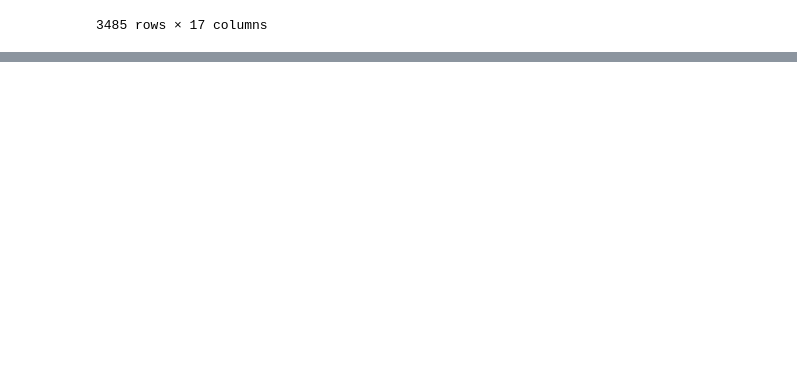
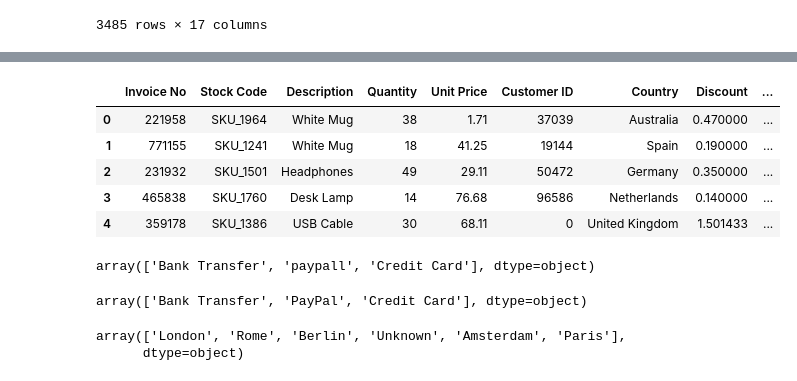
Before and after one commit to ArianaPapantonio/Online_Sales_Dataset, a Jupyter notebook: EDA.ipynb, the cells around one changed output, grey strips where cells are left out. Saved outputs shown, nothing was run; the diff lists cells and outputs as text; code cells hidden in the pictures; blank space fills up the shorter version.

```diff
--- a/EDA.ipynb
+++ b/EDA.ipynb
@@ -303,0 +452,19 @@ warehouse_neg
+# %%
+#Round Shipping cost values to 2 decimals:
+
+online_sales['Shipping Cost'] = online_sales['Shipping Cost'].round(2)
+# %%
+online_sales.head()
+# %% [output]
+|  | Invoice No | Stock Code | Description | Quantity | Unit Price | Customer ID | Country | Discount | ... |
+| 0 | 221958 | SKU_1964 | White Mug | 38 | 1.71 | 37039 | Australia | 0.470000 | ... |
+| 1 | 771155 | SKU_1241 | White Mug | 18 | 41.25 | 19144 | Spain | 0.190000 | ... |
+| 2 | 231932 | SKU_1501 | Headphones | 49 | 29.11 | 50472 | Germany | 0.350000 | ... |
+| 3 | 465838 | SKU_1760 | Desk Lamp | 14 | 76.68 | 96586 | Netherlands | 0.140000 | ... |
+| 4 | 359178 | SKU_1386 | USB Cable | 30 | 68.11 | 0 | United Kingdom | 1.501433 | ... |
+# %%
+## Column "Payment Method": check values and correct if necessary (paypall):
+
+online_sales['Payment Method'].unique()
+# %% [output]
+array(['Bank Transfer', 'paypall', 'Credit Card'], dtype=object)
@@ -303,0 +473,4 @@ warehouse_neg
+# %%
+online_sales['Payment Method'].unique()
+# %% [output]
+array(['Bank Transfer', 'PayPal', 'Credit Card'], dtype=object)
@@ -303,0 +481,5 @@ warehouse_neg
+# %%
+online_sales['Warehouse Location'].unique()
+# %% [output]
+array(['London', 'Rome', 'Berlin', 'Unknown', 'Amsterdam', 'Paris'],
+      dtype=object)
```
Also changed, not shown: parts of 26 cells of this notebook, 1 other file.
